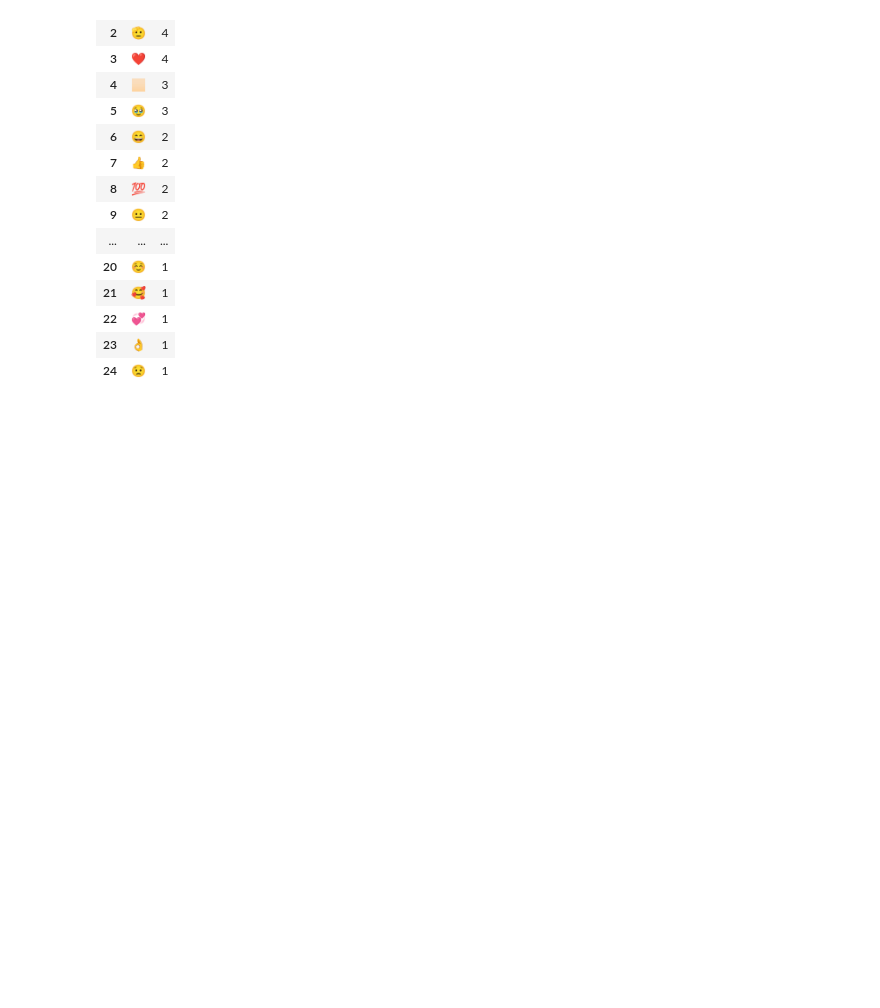
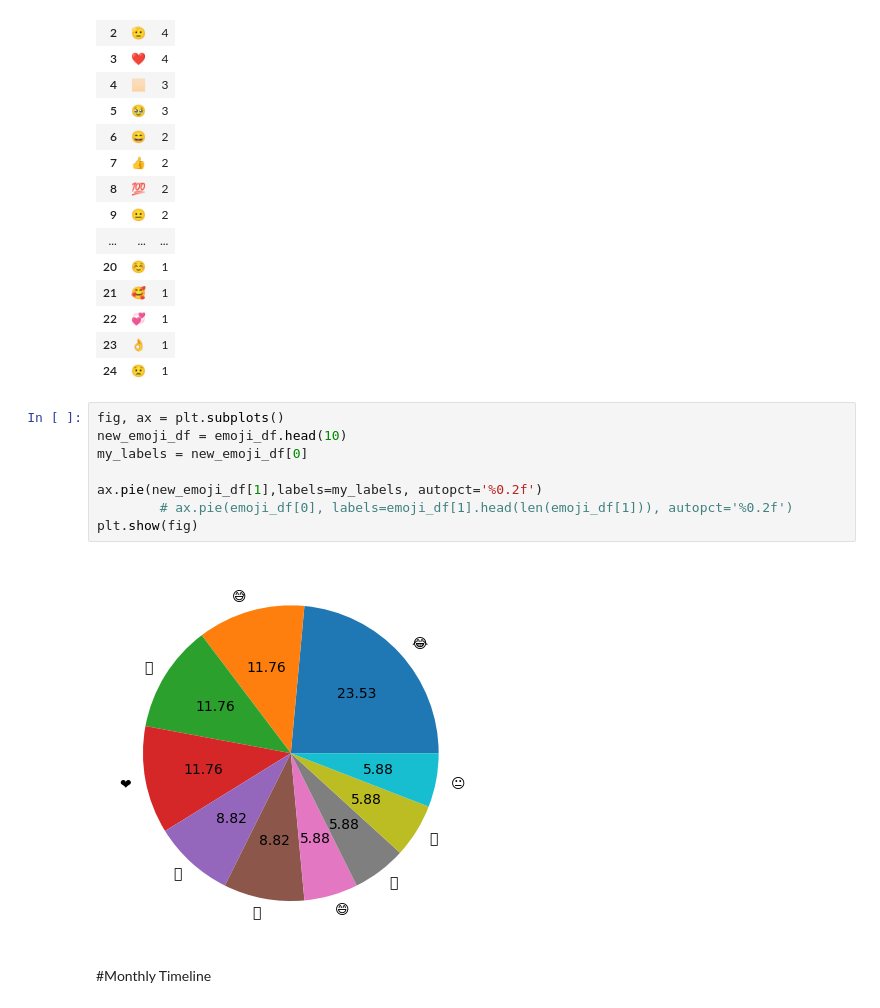
Before and after one commit to MArifBrohi/Machine-Learning-Projects, a Jupyter notebook: preprocessing.ipynb, the cells around one changed output. Drawn from its saved outputs; the diff is of its cells as text; blank space fills up the shorter version.

```diff
--- a/preprocessing.ipynb
+++ b/preprocessing.ipynb
@@ -310,3 +307,15 @@ emoji_df
 | 22 | 💞 | 1 |
 | 23 | 👌 | 1 |
 | 24 | 😟 | 1 |
+# %%
+fig, ax = plt.subplots()
+new_emoji_df = emoji_df.head(10)
+my_labels = new_emoji_df[0]
+
+ax.pie(new_emoji_df[1],labels=my_labels, autopct='%0.2f')
+        # ax.pie(emoji_df[0], labels=emoji_df[1].head(len(emoji_df[1])), autopct='%0.2f')
+plt.show(fig)
+# %% [output]
+[figure, added]
+# %% [markdown]
+#Monthly Timeline
```
Also changed, not shown: parts of 13 cells of this notebook.
